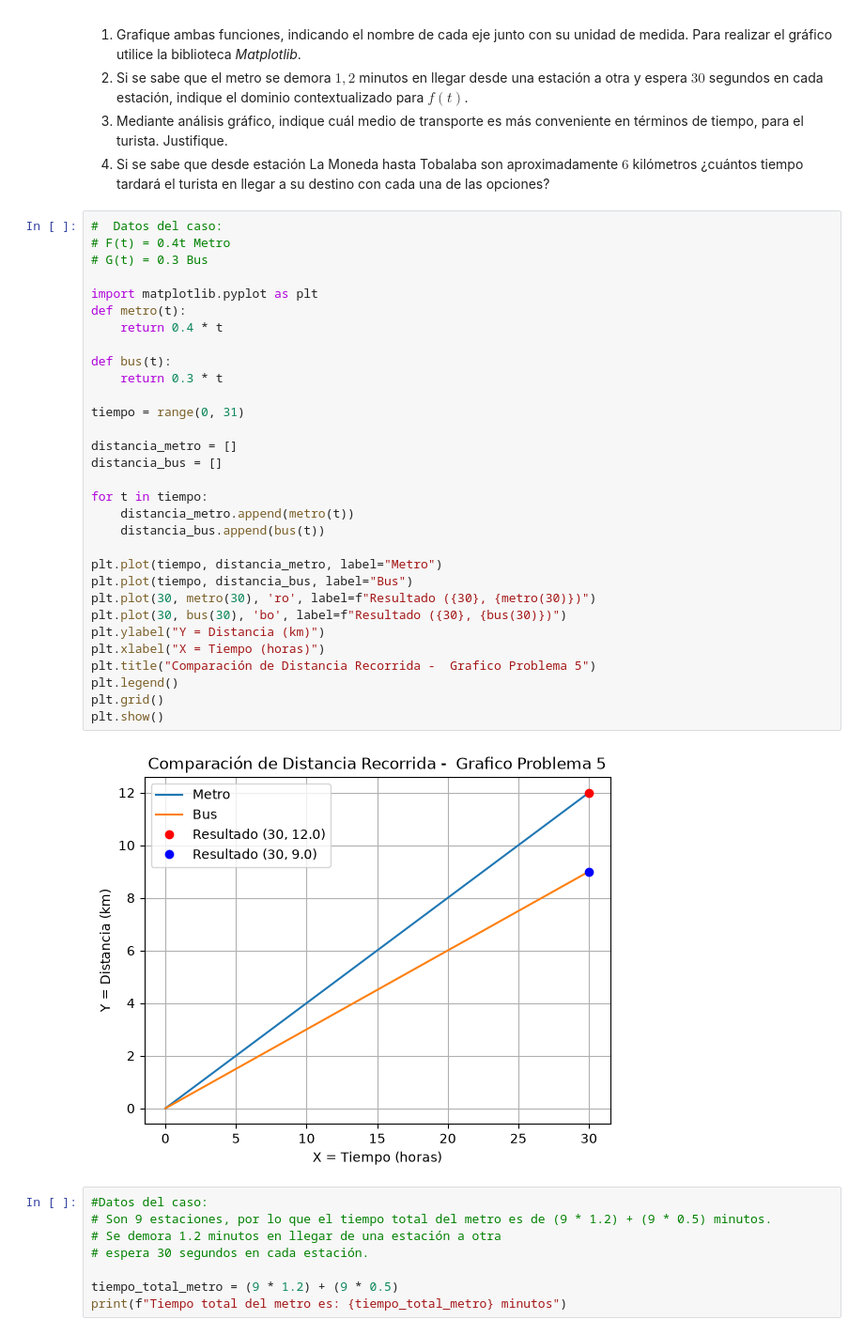
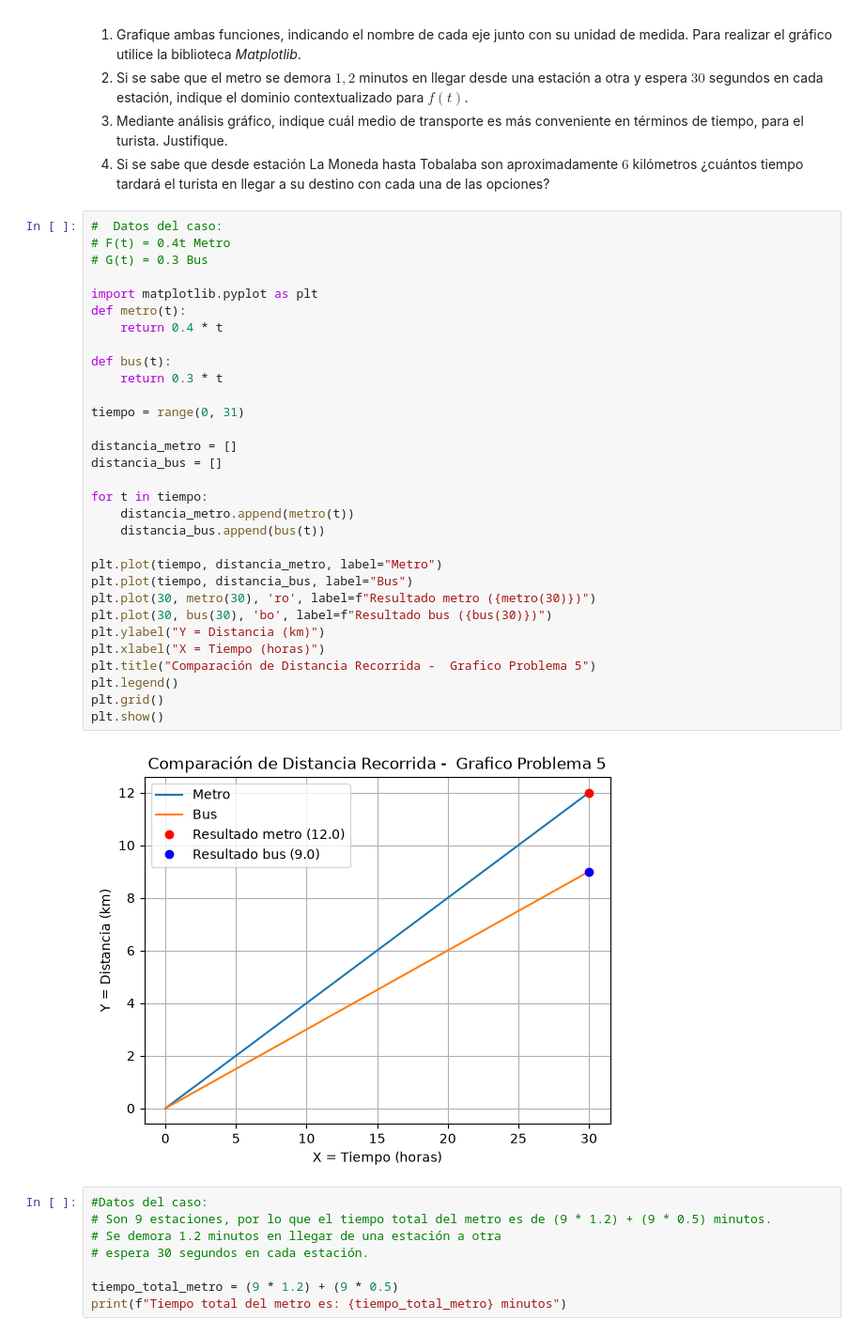
Before and after one commit to AleLagosP/Matematica-Aplicada-con-Python, a Jupyter notebook: Clase 1 - inrtroduccion/G1_Funciones.ipynb, the cells around one changed output. Shown at 94% size. Cells and saved outputs as stored; diff of their text form.

```diff
--- a/Clase 1 - inrtroduccion/G1_Funciones.ipynb
+++ b/Clase 1 - inrtroduccion/G1_Funciones.ipynb
@@ -185,36 +185,36 @@ Según la información anterior:
 # %%
 #  Datos del caso:
 # F(t) = 0.4t Metro
 # G(t) = 0.3 Bus
 
 import matplotlib.pyplot as plt
 def metro(t):
     return 0.4 * t
 
 def bus(t):
     return 0.3 * t
 
 tiempo = range(0, 31)
 
 distancia_metro = []
 distancia_bus = []
 
 for t in tiempo:
     distancia_metro.append(metro(t))
     distancia_bus.append(bus(t))
 
 plt.plot(tiempo, distancia_metro, label="Metro")
 plt.plot(tiempo, distancia_bus, label="Bus")
-plt.plot(30, metro(30), 'ro', label=f"Resultado ({30}, {metro(30)})")
-plt.plot(30, bus(30), 'bo', label=f"Resultado ({30}, {bus(30)})")
+plt.plot(30, metro(30), 'ro', label=f"Resultado metro ({metro(30)})")
+plt.plot(30, bus(30), 'bo', label=f"Resultado bus ({bus(30)})")
 plt.ylabel("Y = Distancia (km)")
 plt.xlabel("X = Tiempo (horas)")
 plt.title("Comparación de Distancia Recorrida -  Grafico Problema 5")
 plt.legend()
 plt.grid()
 plt.show()
 # %% [output]
-[figure, old version]
+[figure, new version]
 # %%
 #Datos del caso:
 # Son 9 estaciones, por lo que el tiempo total del metro es de (9 * 1.2) + (9 * 0.5) minutos.
```
